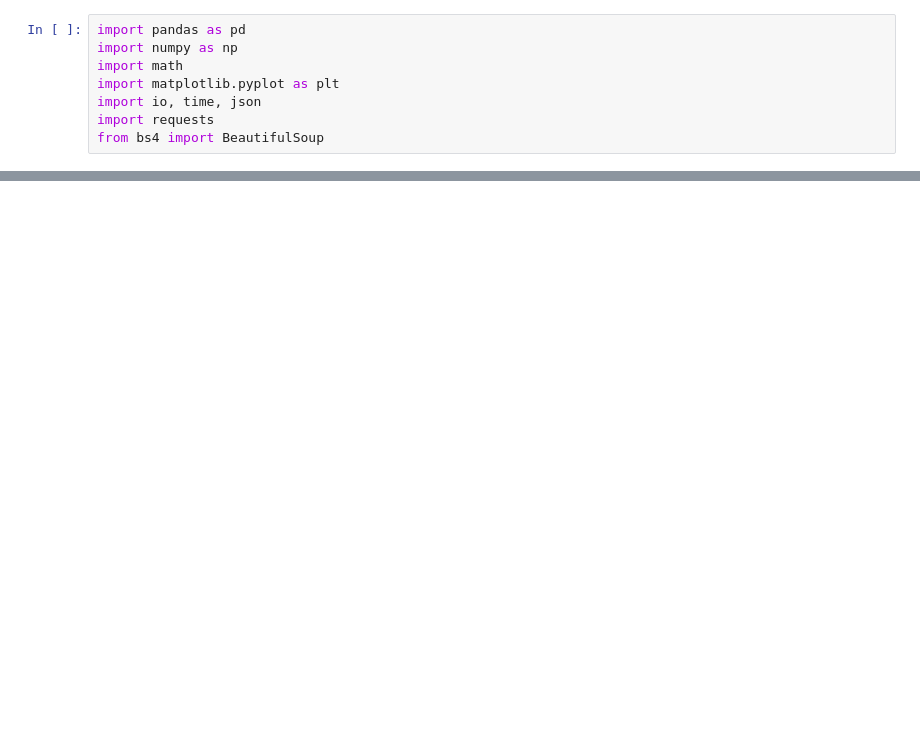
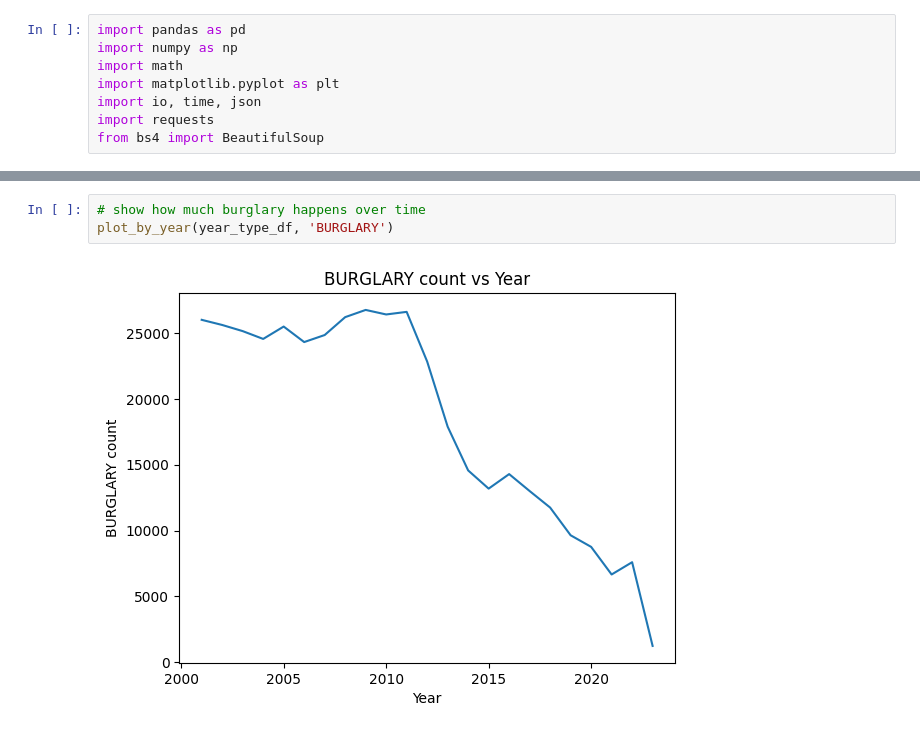
Before and after one commit to CS418/group-project-data-diver, a Jupyter notebook: Main Notebook/Data_Driver_Main_Criminal_Relation_on_GDP.ipynb, the cells around one changed output, grey strips where cells are left out. Drawn from its saved outputs; the diff is of its cells as text; blank space fills up the shorter version.

```diff
--- a/Main Notebook/Data_Driver_Main_Criminal_Relation_on_GDP.ipynb
+++ b/Main Notebook/Data_Driver_Main_Criminal_Relation_on_GDP.ipynb
@@ -265,0 +294,5 @@ HARBOR FRWY STATION (NOT LINE SPECIFIC)            1   0.000147
+# %%
+# show how much burglary happens over time
+plot_by_year(year_type_df, 'BURGLARY')
+# %% [output]
+[figure, added]
```
Also changed, not shown: parts of 38 cells of this notebook, 2 other files.
